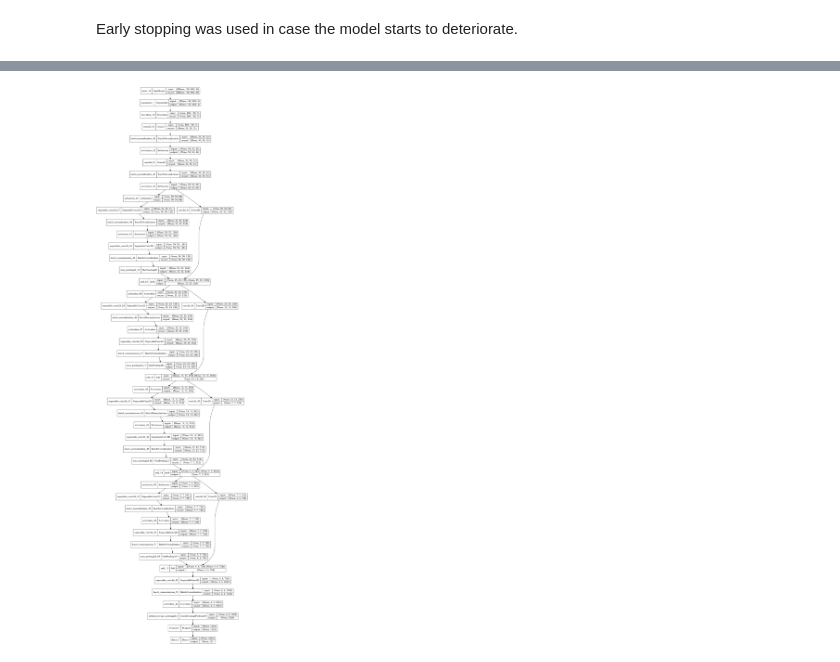
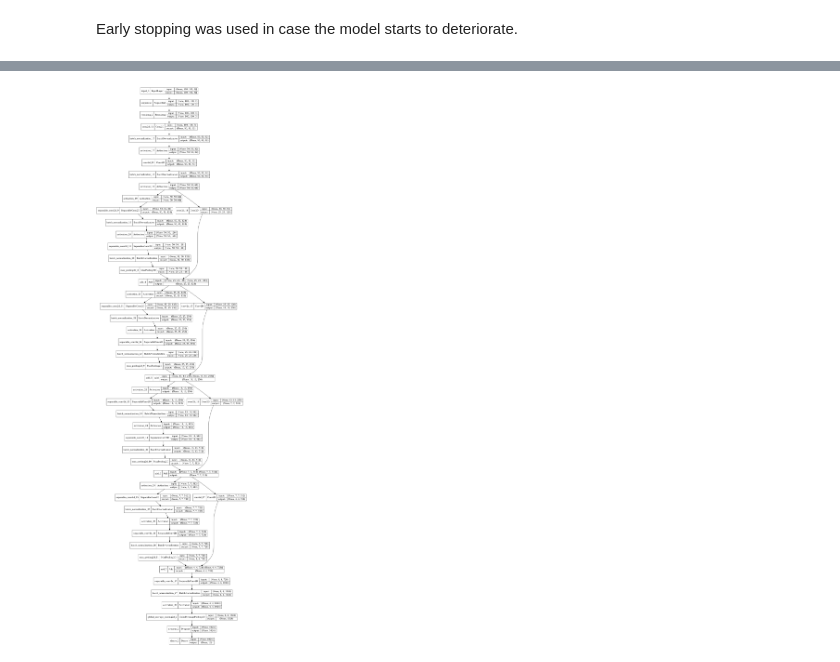
Before and after one commit to m-dziuba/CV-Project---Sign-Language-Digits-Recognition-, a Jupyter notebook: cv_project.ipynb, the cells around one changed output, grey strips where cells are left out. Cells and saved outputs as stored; diff of their text form; code cells hidden in the pictures.

```diff
--- a/cv_project.ipynb
+++ b/cv_project.ipynb
@@ -271,36 +289,36 @@ def make_xception_model(input_shape):
               x = layers.Activation("relu")(x)
               x = layers.SeparableConv2D(size, 3, padding="same")(x)
               x = layers.BatchNormalization()(x)
 
               x = layers.Activation("relu")(x)
               x = layers.SeparableConv2D(size, 3, padding="same")(x)
               x = layers.BatchNormalization()(x)
 
               x = layers.MaxPooling2D(3, strides=2, padding="same")(x)
 
               # Project residual
               residual = layers.Conv2D(size, 1, strides=2, padding="same")(
                      previous_block_activation
               )
               x = layers.add([x, residual])  # Add back residual
               previous_block_activation = x  # Set aside next residual
 
        x = layers.SeparableConv2D(1024, 3, padding="same")(x)
        x = layers.BatchNormalization()(x)
        x = layers.Activation("relu")(x)
 
        x = layers.GlobalAveragePooling2D()(x)
 
 
        x = layers.Dropout(0.5)(x)
        outputs = layers.Dense(10, activation="softmax")(x)
        return keras.Model(inputs, outputs)
 
 
-xception_model = make_xception_model(input_shape=image_size + (3,))  # todo why + (3,)
-keras.utils.plot_model(xception_model, show_shapes=True, to_file="xception_model.jpg")
+xception_model = make_xception_model(input_shape=image_size + (3,))
+keras.utils.plot_model(xception_model, show_shapes=True, to_file="xception_model.png")
 # %% [output]
-[figure, old version]
+[figure, new version]
 # %%
 xception_history = train_model(xception_model)
 # %% [output]
```
Also changed, not shown: parts of 13 cells of this notebook, 1 other file.
